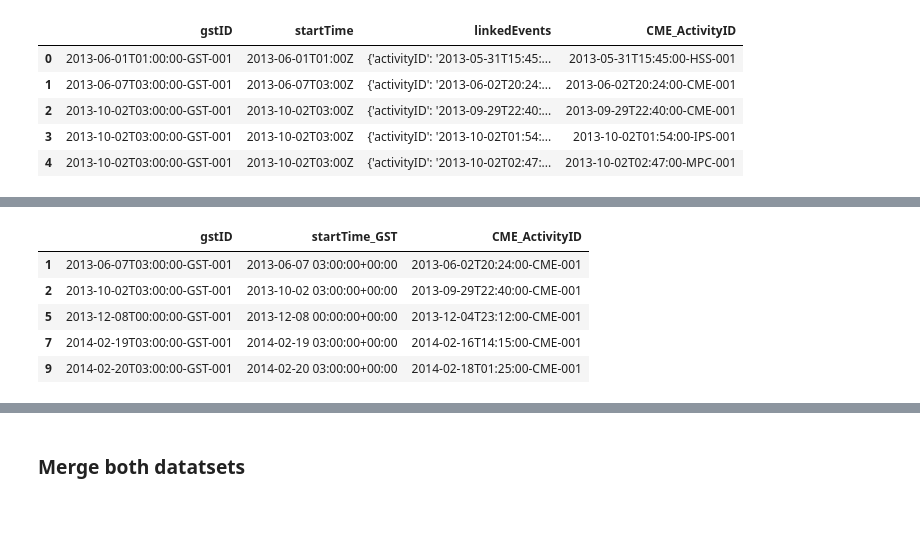
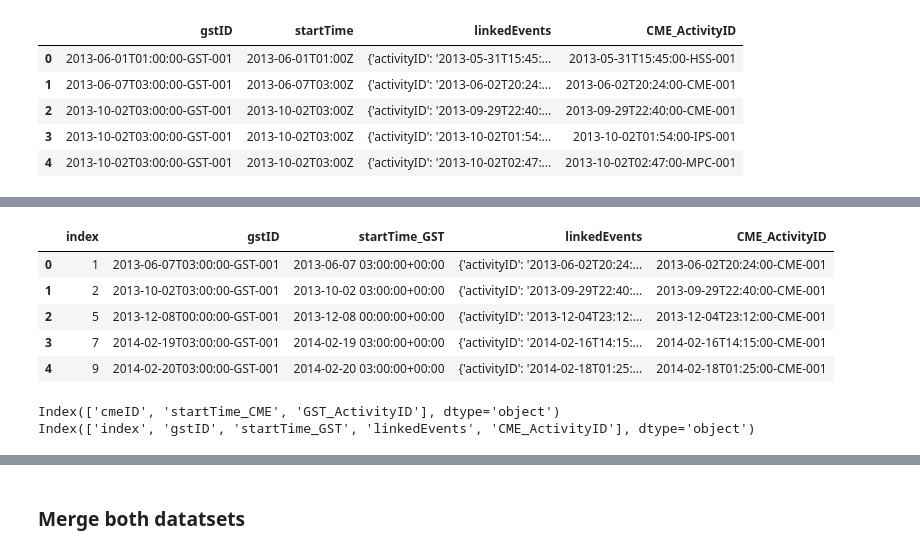
Before and after one commit to DLeifert1007/data-sourcing-challenge, a Jupyter notebook: Starter_Code 4/retrieve_data.ipynb, the cells around one changed output, grey strips where cells are left out. Cells and saved outputs as stored; diff of their text form; code cells hidden in the pictures; blank space fills up the shorter version.

```diff
--- a/Starter_Code 4/retrieve_data.ipynb
+++ b/Starter_Code 4/retrieve_data.ipynb
@@ -217,6 +305,9 @@ end_date   = "2024-05-01"
 # %%
 # Notice that the linkedEvents column allows us to identify the corresponding CME
 # Remove rows with missing 'linkedEvents' since we won't be able to assign these to CME
+
+new_gst_df = new_gst_df.dropna(subset=["linkedEvents"])
+new_gst_df.head()
 # %% [output]
 |  | gstID | startTime | linkedEvents |
 | 0 | 2013-06-01T01:00:00-GST-001 | 2013-06-01T01:00Z | [{'activityID': '2013-05-31T15:45... |
@@ -227,3 +318,7 @@ end_date   = "2024-05-01"
 # %%
 # Notice that the linkedEvents sometimes contains multiple events per row
 # Use the explode method to ensure that each row is one element. Ensure to reset the index and drop missing values.
+
+new_gst_df = new_gst_df.explode('linkedEvents', ignore_index=True)
+
+new_gst_df.head()
@@ -230,8 +332,13 @@ end_date   = "2024-05-01"
 # %%
 # Apply the extract_activityID_from_dict function to each row in the 'linkedEvents' column (you can use apply() and a lambda function)
 # and create a new column called 'CME_ActivityID' using loc indexer:
+# Remove rows with missing CME_ActivityID, since we can't assign them to CMEs:
 
-# Remove rows with missing CME_ActivityID, since we can't assign them to CMEs:
+
+CME_ActivityID = new_gst_df['linkedEvents'].apply(lambda x:extract_activityID_from_dict(x))
+new_gst_df.loc[:,'CME_ActivityID']= CME_ActivityID
+new_gst_df = new_gst_df.dropna(subset=['CME_ActivityID'])
+new_gst_df.head()
 # %% [output]
 |  | gstID | startTime | linkedEvents | CME_ActivityID |
 | 0 | 2013-06-01T01:00:00-GST-001 | 2013-06-01T01:00Z | {'activityID': '2013-05-31T15:45:... | 2013-05-31T15:45:00-HSS-001 |
@@ -242,13 +349,30 @@ end_date   = "2024-05-01"
 # %%
 # Convert the 'CME_ActivityID' column to string format
 
+new_gst_df['CME_ActivityID'] = new_gst_df['CME_ActivityID'].astype(str)
+print(new_gst_df.dtypes)
+
 # Convert the 'gstID' column to string format
+
+new_gst_df['gstID'] = new_gst_df['gstID'].astype(str)
+print(new_gst_df.dtypes)
 
 # Convert startTime to datetime format
 
+new_gst_df['startTime'] = pd.to_datetime(new_gst_df['startTime'], utc=True)
+print(new_gst_df.dtypes)
+
 # Rename startTime to startTime_GST
+
+new_name_gst_df = new_gst_df.rename(columns = {'startTime':'startTime_GST'})
+print(new_gst_df.columns)
 
 # Drop linkedEvents
 
+new_name_gst_df.drop(['linkedEvents'], axis=1)
+print(new_expanded_df.columns)
+
 # Verify that all steps were executed correctly
+
+new_name_gst_df.head()
 # %% [output]
@@ -265,10 +402,21 @@ memory usage: 5.2 KB
 # %%
 # We are only interested in GSTs related to CMEs so keep only rows where the CME_ActivityID column contains 'CME'
 # use the method 'contains()' from the str library.
+
+new_name_gst_df = new_name_gst_df[new_name_gst_df['CME_ActivityID'].str.contains('CME', na=False)]
+new_name_gst_df = new_name_gst_df.reset_index()
+
+new_name_gst_df.head()
 # %% [output]
-|  | gstID | startTime_GST | CME_ActivityID |
-| 1 | 2013-06-07T03:00:00-GST-001 | 2013-06-07 03:00:00+00:00 | 2013-06-02T20:24:00-CME-001 |
-| 2 | 2013-10-02T03:00:00-GST-001 | 2013-10-02 03:00:00+00:00 | 2013-09-29T22:40:00-CME-001 |
-| 5 | 2013-12-08T00:00:00-GST-001 | 2013-12-08 00:00:00+00:00 | 2013-12-04T23:12:00-CME-001 |
-| 7 | 2014-02-19T03:00:00-GST-001 | 2014-02-19 03:00:00+00:00 | 2014-02-16T14:15:00-CME-001 |
-| 9 | 2014-02-20T03:00:00-GST-001 | 2014-02-20 03:00:00+00:00 | 2014-02-18T01:25:00-CME-001 |
+|  | index | gstID | startTime_GST | linkedEvents | CME_ActivityID |
+| 0 | 1 | 2013-06-07T03:00:00-GST-001 | 2013-06-07 03:00:00+00:00 | {'activityID': '2013-06-02T20:24:... | 2013-06-02T20:24:00-CME-001 |
+| 1 | 2 | 2013-10-02T03:00:00-GST-001 | 2013-10-02 03:00:00+00:00 | {'activityID': '2013-09-29T22:40:... | 2013-09-29T22:40:00-CME-001 |
+| 2 | 5 | 2013-12-08T00:00:00-GST-001 | 2013-12-08 00:00:00+00:00 | {'activityID': '2013-12-04T23:12:... | 2013-12-04T23:12:00-CME-001 |
+| 3 | 7 | 2014-02-19T03:00:00-GST-001 | 2014-02-19 03:00:00+00:00 | {'activityID': '2014-02-16T14:15:... | 2014-02-16T14:15:00-CME-001 |
+| 4 | 9 | 2014-02-20T03:00:00-GST-001 | 2014-02-20 03:00:00+00:00 | {'activityID': '2014-02-18T01:25:... | 2014-02-18T01:25:00-CME-001 |
+# %%
+print(new_expanded_df.columns)
+print(new_name_gst_df.columns)
+# %% [output]
+Index(['cmeID', 'startTime_CME', 'GST_ActivityID'], dtype='object')
+Index(['index', 'gstID', 'startTime_GST', 'linkedEvents', 'CME_ActivityID'], dtype='object')
```
Also changed, not shown: parts of 28 cells of this notebook, 6 other files.
